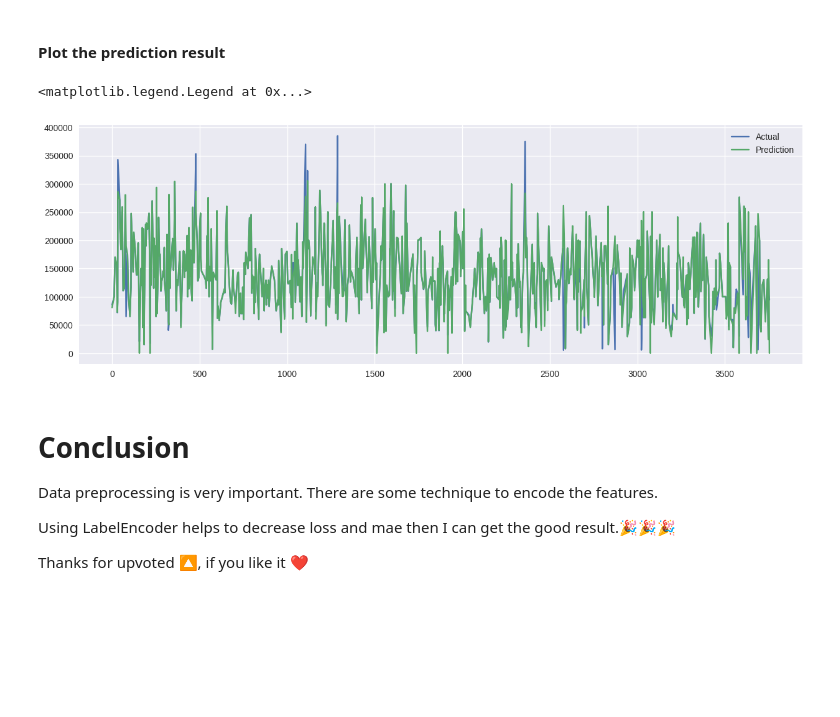
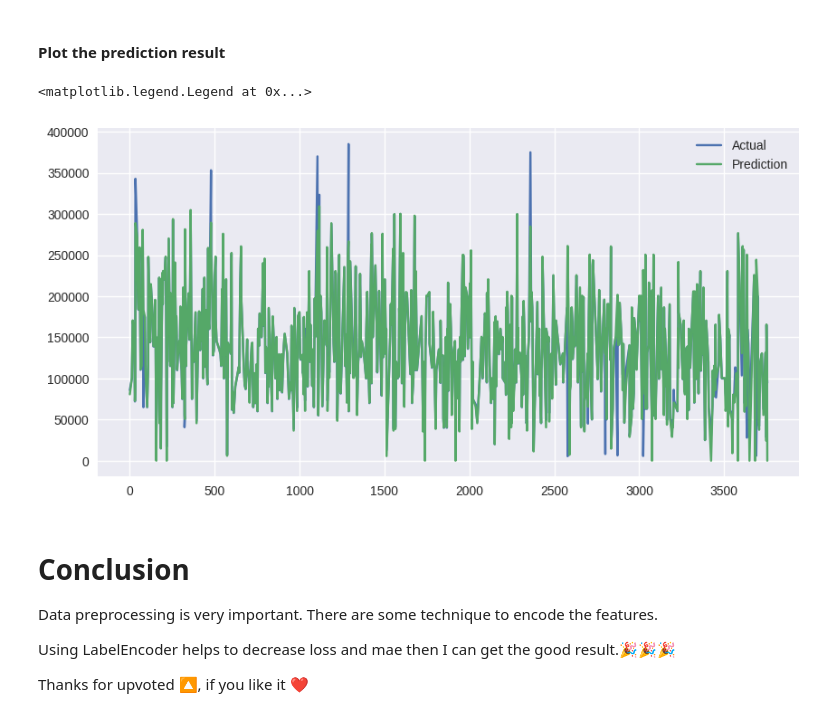
Before and after one commit to openmymai/DS-and-ML, a Jupyter notebook: ds-salary-prediction-with-tensorflow.ipynb, the cells around one changed output. Saved outputs shown, nothing was run; the diff lists cells and outputs as text; code cells hidden in the pictures; blank space fills up the shorter version.

```diff
--- a/ds-salary-prediction-with-tensorflow.ipynb
+++ b/ds-salary-prediction-with-tensorflow.ipynb
@@ -410,17 +410,17 @@ prediction = np.ravel(prediction)
 # %%
 # Prepare data for plot
 df_final = pd.DataFrame({"Y_test": y_test , "Prediction" : prediction})
 
 # Sort index before plot
 df_final = df_final.sort_index()
 
 # Plot the final result
-plt.figure(figsize= (15,5))
+plt.figure(figsize= (10,5))
 plt.plot(df_final)
 plt.legend(["Actual" , "Prediction"])
 # %% [output]
 <matplotlib.legend.Legend at 0x...>
-[figure, old version]
+[figure, new version]
 # %% [markdown]
 # Conclusion
 
```
Also changed, not shown: parts of 6 cells of this notebook.
